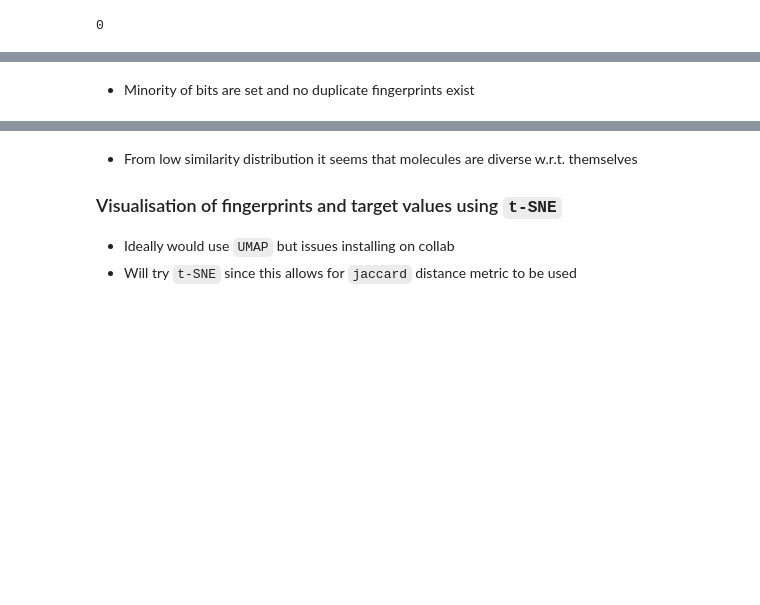
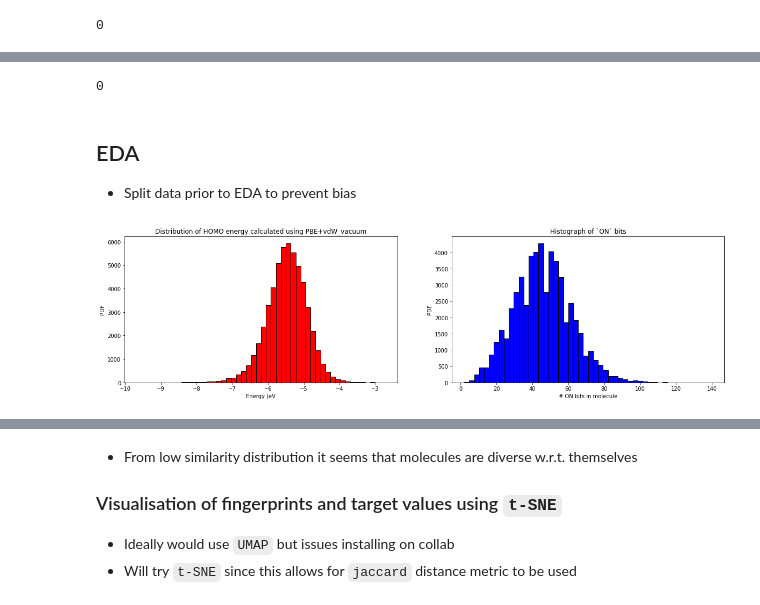
Before and after one commit to billalsohail/ML4MC, a Jupyter notebook: Calum_ML_playaround.ipynb, the cells around one changed output, grey strips where cells are left out. Cells and saved outputs as stored; diff of their text form; code cells hidden in the pictures; blank space fills up the shorter version.

```diff
--- a/Calum_ML_playaround.ipynb
+++ b/Calum_ML_playaround.ipynb
@@ -118,2 +120,0 @@ print(len(df) - len(a), 'Dulplicate fingerprints')
-# %% [markdown]
-* Minority of bits are set and no duplicate fingerprints exist
@@ -121,0 +121,10 @@ similarities = 1 - pairwise_distances(X, X, metric='jaccard', n_jobs=-1)
+# %%
+X = np.vstack(df['fingerprint'].values)
+y = df.apply(lambda row: get_level(row, level_type='HOMO', subset='PBE+vdW_vacuum'), axis=1).values
+
+print(np.isnan(y).sum())
+# %% [output]
+0
+# %% [markdown]
+## EDA
+* Split data prior to EDA to prevent bias
@@ -121,0 +133,18 @@ similarities = 1 - pairwise_distances(X, X, metric='jaccard', n_jobs=-1)
+# %%
+plt.figure(figsize=(20, 5))
+
+plt.subplot(1, 2, 1)
+plt.hist(y_train, bins=50, color='r', edgecolor='k')
+plt.title(F'Distribution of HOMO energy calculated using PBE+vdW_vacuum')
+plt.xlabel('Energy (eV')
+plt.ylabel('PDF')
+
+plt.subplot(1, 2, 2)
+plt.hist(X_train.sum(1), bins=50, color='b', edgecolor='k')
+plt.title('Histograph of `ON` bits')
+plt.xlabel('# ON bits in molecule')
+plt.ylabel('PDF')
+
+plt.show()
+# %% [output]
+[figure, added]
```
Also changed, not shown: parts of 65 cells of this notebook.
